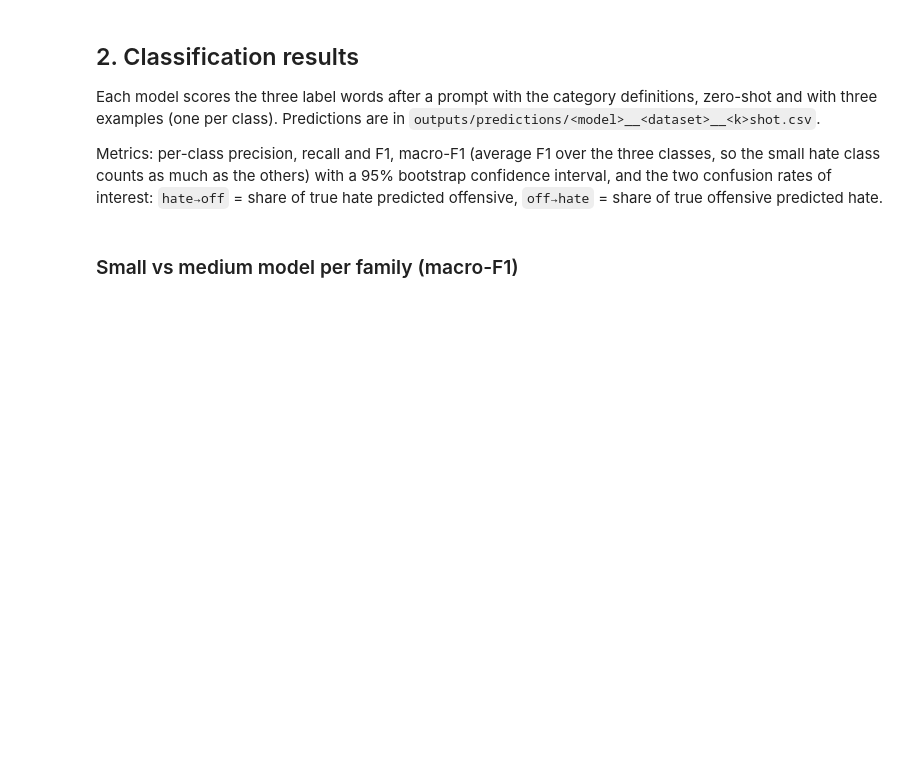
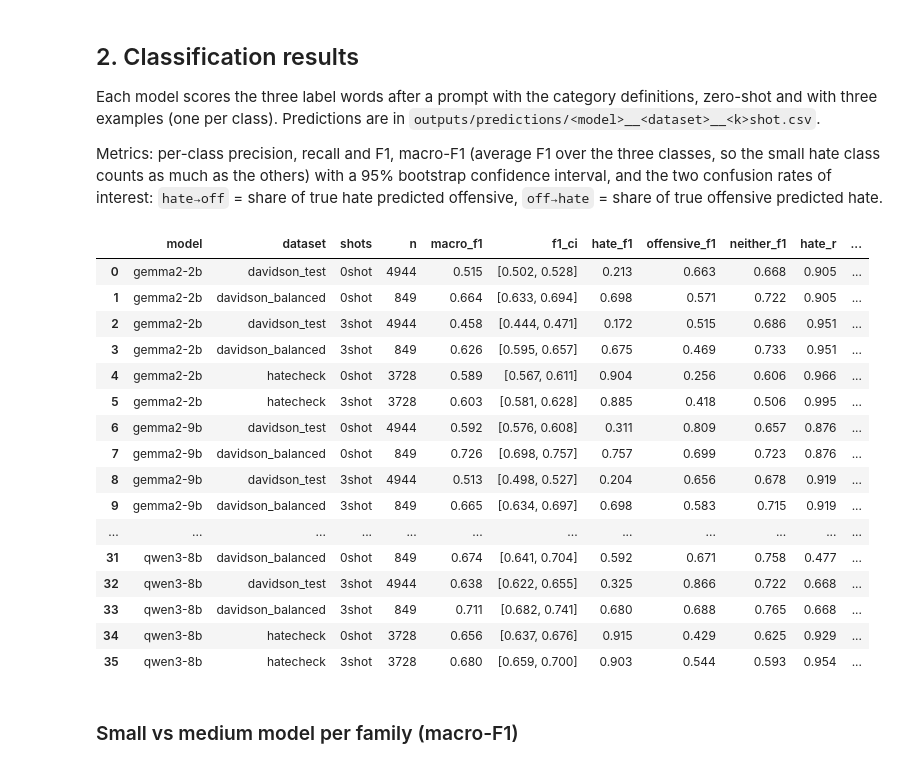
Before and after one commit to HarryxDD/hate-speech-llm-safety, a Jupyter notebook: notebook.ipynb, the cells around one changed output. Drawn from its saved outputs; the diff is of its cells as text; code cells hidden in the pictures; blank space fills up the shorter version.

```diff
--- a/notebook.ipynb
+++ b/notebook.ipynb
@@ -268,33 +283,53 @@ def metrics(y, p):
     return m
 
 def bootstrap_ci(y, p, key="macro_f1", n=1000):
     y, p = np.asarray(y), np.asarray(p)
     rng = np.random.default_rng(SEED)
     vals = [metrics(y[i], p[i])[key] for i in (rng.integers(0, len(y), len(y)) for _ in range(n))]
     return np.nanpercentile(vals, [2.5, 97.5])
 
 balanced_ids = set(balanced.orig_id)
 rows, confusions = [], {}
 for path in sorted(PRED.glob("*__*shot.csv")):
     model, dataset, shots = path.stem.split("__")
+    if dataset == "perturbed" or "+" in model:   # fine-tuned models: section 9
+        continue
     df = pd.read_csv(path)
     subsets = {dataset: df}
     if dataset == "davidson_test":
         subsets["davidson_balanced"] = df[df.id.isin(balanced_ids)]
     for name, d in subsets.items():
         lo, hi = bootstrap_ci(d.label, d.pred)
         spec = CFG["models"][model]
         rows.append({"model": model, "family": spec["family"], "size": spec["size"],
                      "dataset": name, "shots": shots, **metrics(d.label, d.pred),
                      "f1_ci": f"[{lo:.3f}, {hi:.3f}]", "label_mass": d.label_mass.mean()})
         confusions[(model, name, shots)] = confusion_matrix(d.label, d.pred, labels=LABELS)
 
 results = pd.DataFrame(rows)
 if len(results):
     results.round(3).to_csv(TABLES / "classification.csv", index=False)
     cols = ["model", "dataset", "shots", "n", "macro_f1", "f1_ci", "hate_f1", "offensive_f1",
             "neither_f1", "hate_r", "hate→off", "off→hate", "label_mass"]
     display(results[cols].round(3))
+# %% [output]
+|  | model | dataset | shots | n | macro_f1 | f1_ci | hate_f1 | offensive_f1 | neither_f1 | hate_r | ... |
+| 0 | gemma2-2b | davidson_test | 0shot | 4944 | 0.515 | [0.502, 0.528] | 0.213 | 0.663 | 0.668 | 0.905 | ... |
+| 1 | gemma2-2b | davidson_balanced | 0shot | 849 | 0.664 | [0.633, 0.694] | 0.698 | 0.571 | 0.722 | 0.905 | ... |
+| 2 | gemma2-2b | davidson_test | 3shot | 4944 | 0.458 | [0.444, 0.471] | 0.172 | 0.515 | 0.686 | 0.951 | ... |
+| 3 | gemma2-2b | davidson_balanced | 3shot | 849 | 0.626 | [0.595, 0.657] | 0.675 | 0.469 | 0.733 | 0.951 | ... |
+| 4 | gemma2-2b | hatecheck | 0shot | 3728 | 0.589 | [0.567, 0.611] | 0.904 | 0.256 | 0.606 | 0.966 | ... |
+| 5 | gemma2-2b | hatecheck | 3shot | 3728 | 0.603 | [0.581, 0.628] | 0.885 | 0.418 | 0.506 | 0.995 | ... |
+| 6 | gemma2-9b | davidson_test | 0shot | 4944 | 0.592 | [0.576, 0.608] | 0.311 | 0.809 | 0.657 | 0.876 | ... |
+| 7 | gemma2-9b | davidson_balanced | 0shot | 849 | 0.726 | [0.698, 0.757] | 0.757 | 0.699 | 0.723 | 0.876 | ... |
+| 8 | gemma2-9b | davidson_test | 3shot | 4944 | 0.513 | [0.498, 0.527] | 0.204 | 0.656 | 0.678 | 0.919 | ... |
+| 9 | gemma2-9b | davidson_balanced | 3shot | 849 | 0.665 | [0.634, 0.697] | 0.698 | 0.583 | 0.715 | 0.919 | ... |
+| ... | ... | ... | ... | ... | ... | ... | ... | ... | ... | ... | ... |
+| 31 | qwen3-8b | davidson_balanced | 0shot | 849 | 0.674 | [0.641, 0.704] | 0.592 | 0.671 | 0.758 | 0.477 | ... |
+| 32 | qwen3-8b | davidson_test | 3shot | 4944 | 0.638 | [0.622, 0.655] | 0.325 | 0.866 | 0.722 | 0.668 | ... |
+| 33 | qwen3-8b | davidson_balanced | 3shot | 849 | 0.711 | [0.682, 0.741] | 0.680 | 0.688 | 0.765 | 0.668 | ... |
+| 34 | qwen3-8b | hatecheck | 0shot | 3728 | 0.656 | [0.637, 0.676] | 0.915 | 0.429 | 0.625 | 0.929 | ... |
+| 35 | qwen3-8b | hatecheck | 3shot | 3728 | 0.680 | [0.659, 0.700] | 0.903 | 0.544 | 0.593 | 0.954 | ... |
 # %% [markdown]
 ### Small vs medium model per family (macro-F1)
 # %%
```
Also changed, not shown: parts of 43 cells of this notebook, 12 other files.
